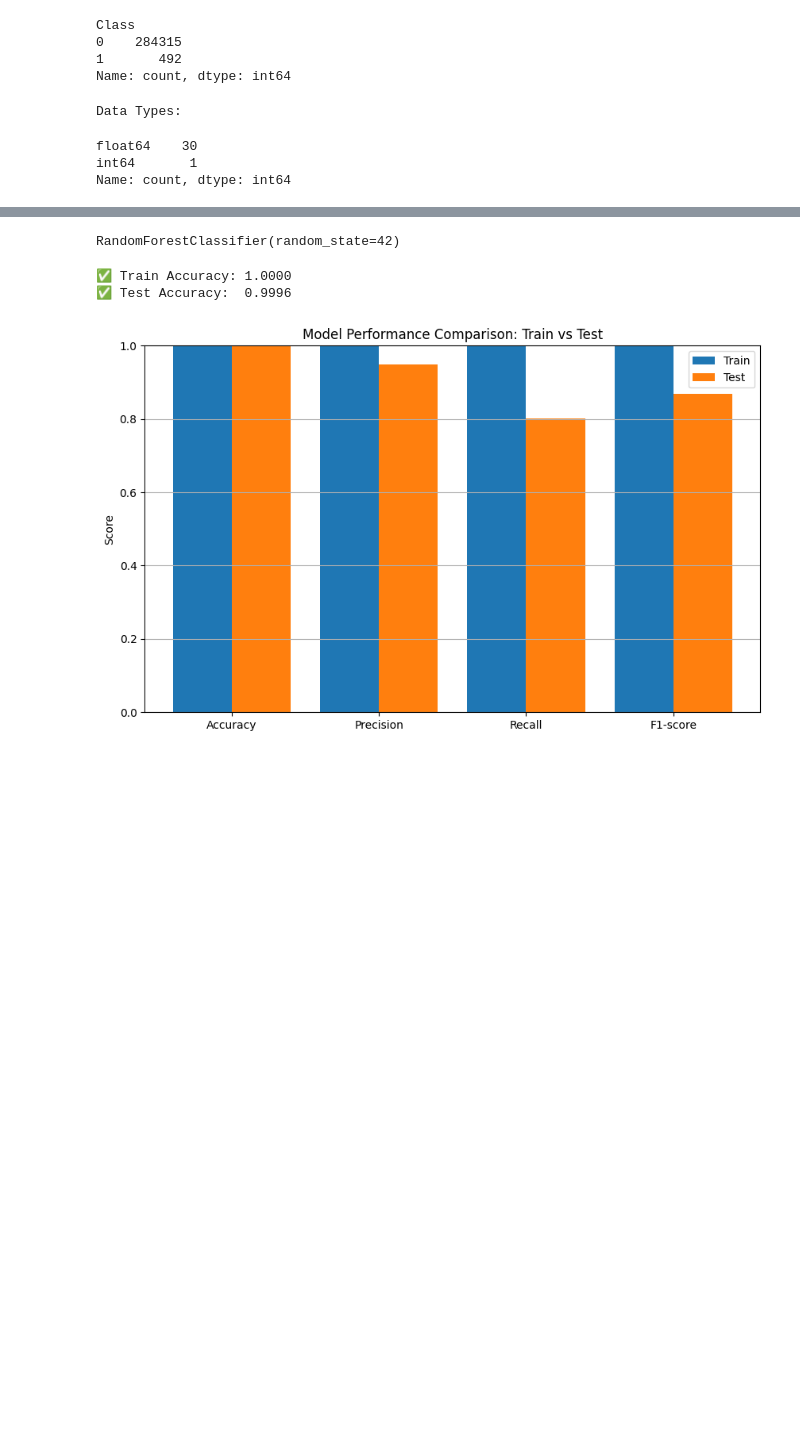
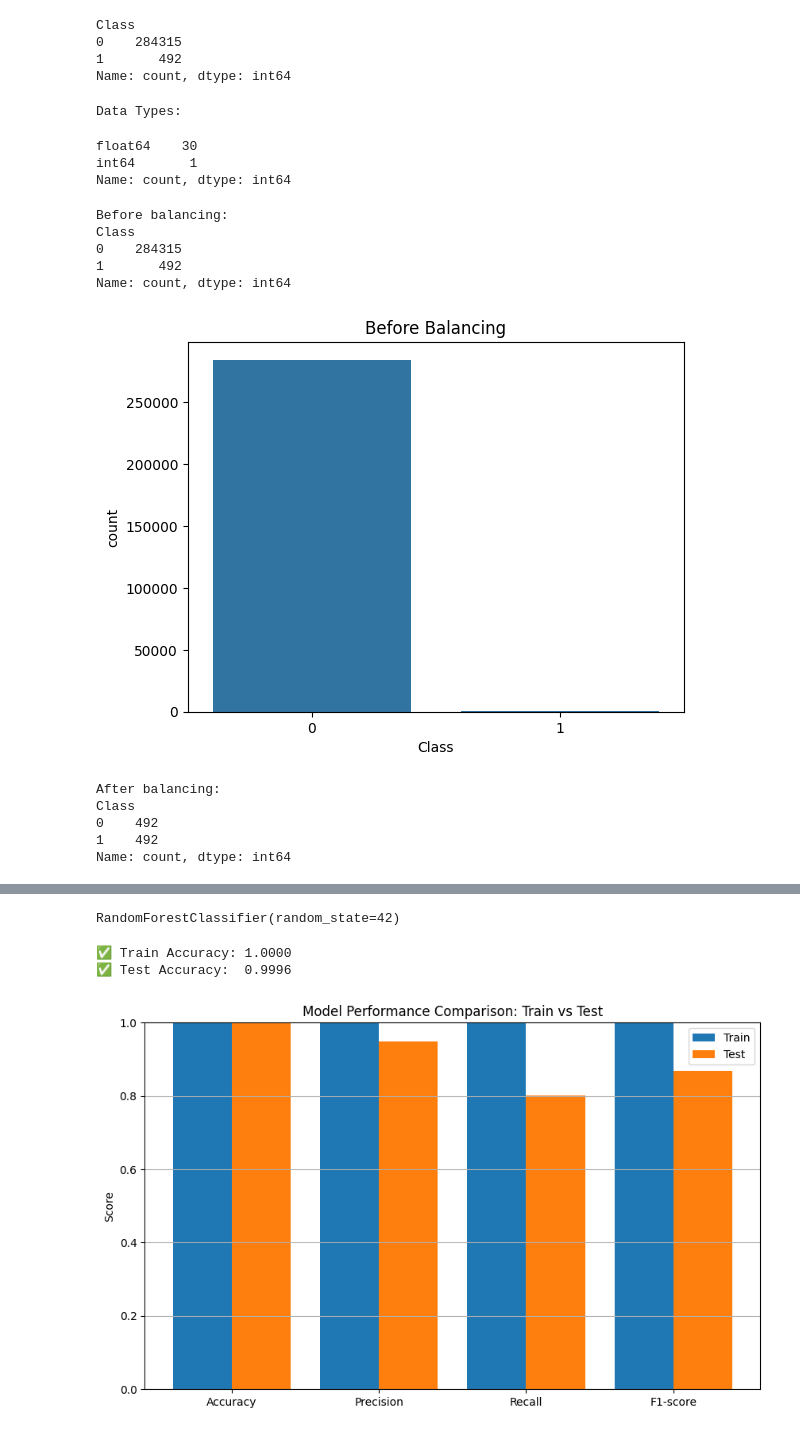
Before and after one commit to tashfeen786/STEMETA_Intership_Projects, a Jupyter notebook: Credit Card Fraud Detection/Credit Card Fraud Detection.ipynb, the cells around one changed output, grey strips where cells are left out. Cells and saved outputs as stored; diff of their text form; code cells hidden in the pictures; blank space fills up the shorter version.

Commit message:
"Updated Credit Card Fraud Detection notebook with data balancing and model training"

```diff
--- a/Credit Card Fraud Detection/Credit Card Fraud Detection.ipynb
+++ b/Credit Card Fraud Detection/Credit Card Fraud Detection.ipynb
@@ -106,3 +106,19 @@ df['Time'] = scaler.fit_transform(df[['Time']])
 # Split Data into Features and Target Variable
 X = df.drop("Class", axis=1)
 y = df["Class"]
+# %%
+# Show class distribution
+print("Before balancing:")
+print(df['Class'].value_counts())
+# %% [output]
+Before balancing:
+Class
+0    284315
+1       492
+Name: count, dtype: int64
+# %%
+sns.countplot(x='Class', data=df)
+plt.title("Before Balancing")
+plt.show()
+# %% [output]
+[figure, added]
@@ -108,0 +137,13 @@ y = df["Class"]
+# %%
+
+# Combine both
+balanced_df = pd.concat([non_fraud_downsampled, fraud])
+
+print("\nAfter balancing:")
+print(balanced_df['Class'].value_counts())
+# %% [output]
+After balancing:
+Class
+0    492
+1    492
+Name: count, dtype: int64
```
Also changed, not shown: parts of 7 cells of this notebook, 1 other file.
